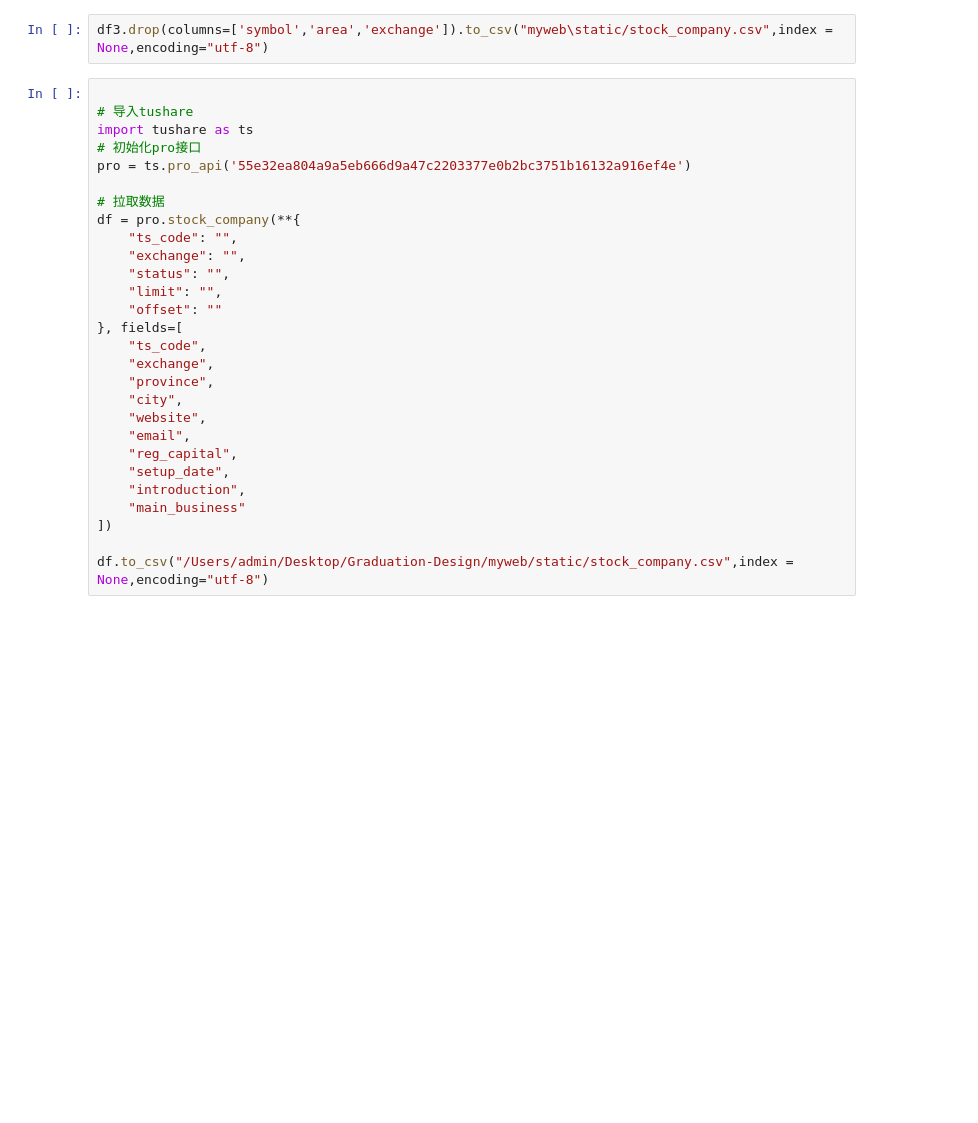
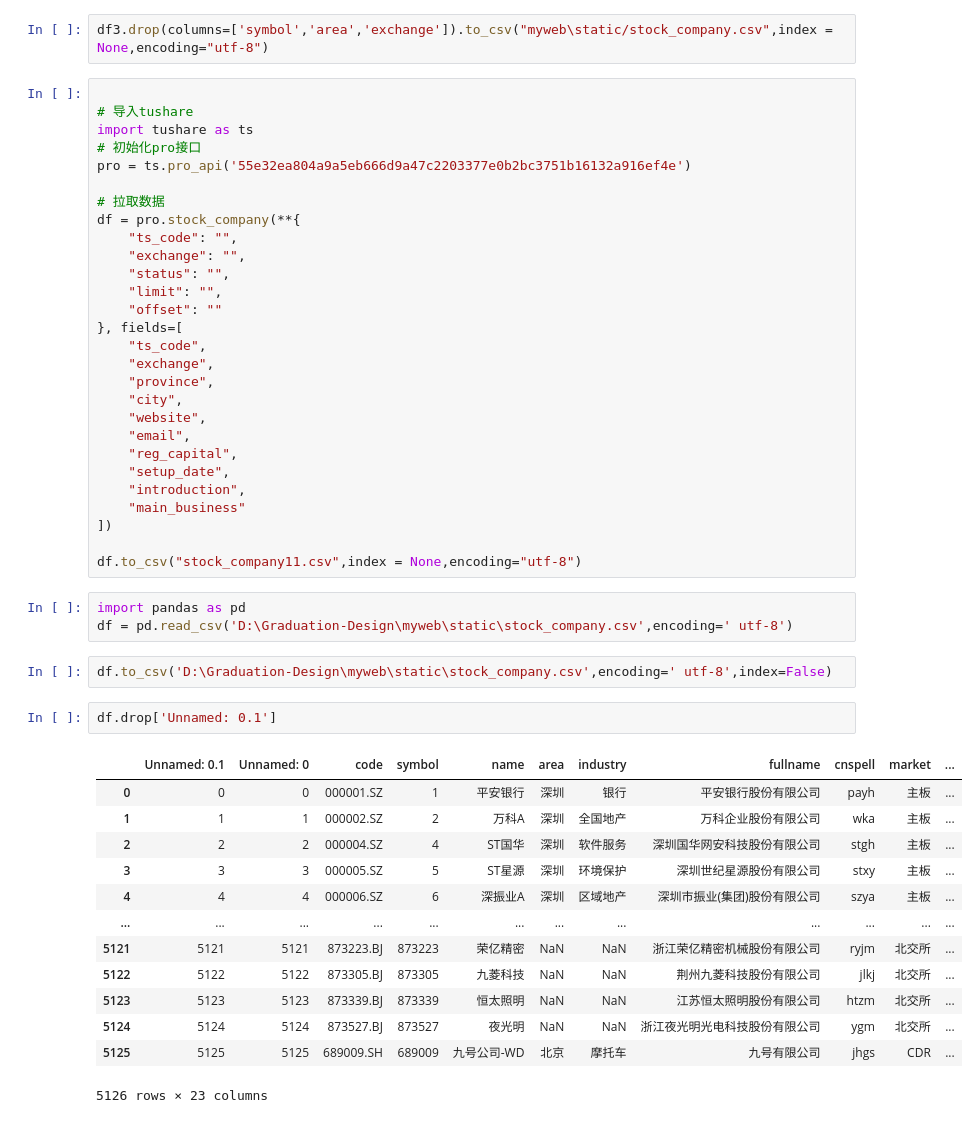
Before and after one commit to angelkevin/Graduation-Design, a Jupyter notebook: 11.ipynb, the cells around one changed output. Drawn from its saved outputs; the diff is of its cells as text; blank space fills up the shorter version.

```diff
--- a/11.ipynb
+++ b/11.ipynb
@@ -248,4 +248,25 @@ df = pro.stock_company(**{
     "main_business"
 ])
 
-df.to_csv("/Users/admin/Desktop/Graduation-Design/myweb/static/stock_company.csv",index = None,encoding="utf-8")
+df.to_csv("stock_company11.csv",index = None,encoding="utf-8")
+# %%
+import pandas as pd
+df = pd.read_csv('D:\Graduation-Design\myweb\static\stock_company.csv',encoding=' utf-8')
+# %%
+df.to_csv('D:\Graduation-Design\myweb\static\stock_company.csv',encoding=' utf-8',index=False)
+# %%
+df.drop['Unnamed: 0.1']
+# %% [output]
+|  | Unnamed: 0.1 | Unnamed: 0 | code | symbol | name | area | industry | fullname | cnspell | market | ... |
+| 0 | 0 | 0 | 000001.SZ | 1 | 平安银行 | 深圳 | 银行 | 平安银行股份有限公司 | payh | 主板 | ... |
+| 1 | 1 | 1 | 000002.SZ | 2 | 万科A | 深圳 | 全国地产 | 万科企业股份有限公司 | wka | 主板 | ... |
+| 2 | 2 | 2 | 000004.SZ | 4 | ST国华 | 深圳 | 软件服务 | 深圳国华网安科技股份有限公司 | stgh | 主板 | ... |
+| 3 | 3 | 3 | 000005.SZ | 5 | ST星源 | 深圳 | 环境保护 | 深圳世纪星源股份有限公司 | stxy | 主板 | ... |
+| 4 | 4 | 4 | 000006.SZ | 6 | 深振业A | 深圳 | 区域地产 | 深圳市振业(集团)股份有限公司 | szya | 主板 | ... |
+| ... | ... | ... | ... | ... | ... | ... | ... | ... | ... | ... | ... |
+| 5121 | 5121 | 5121 | 873223.BJ | 873223 | 荣亿精密 | NaN | NaN | 浙江荣亿精密机械股份有限公司 | ryjm | 北交所 | ... |
+| 5122 | 5122 | 5122 | 873305.BJ | 873305 | 九菱科技 | NaN | NaN | 荆州九菱科技股份有限公司 | jlkj | 北交所 | ... |
+| 5123 | 5123 | 5123 | 873339.BJ | 873339 | 恒太照明 | NaN | NaN | 江苏恒太照明股份有限公司 | htzm | 北交所 | ... |
+| 5124 | 5124 | 5124 | 873527.BJ | 873527 | 夜光明 | NaN | NaN | 浙江夜光明光电科技股份有限公司 | ygm | 北交所 | ... |
+| 5125 | 5125 | 5125 | 689009.SH | 689009 | 九号公司-WD | 北京 | 摩托车 | 九号有限公司 | jhgs | CDR | ... |
+5126 rows × 23 columns
```
Also changed, not shown: parts of 7 cells of this notebook, 5 other files.
